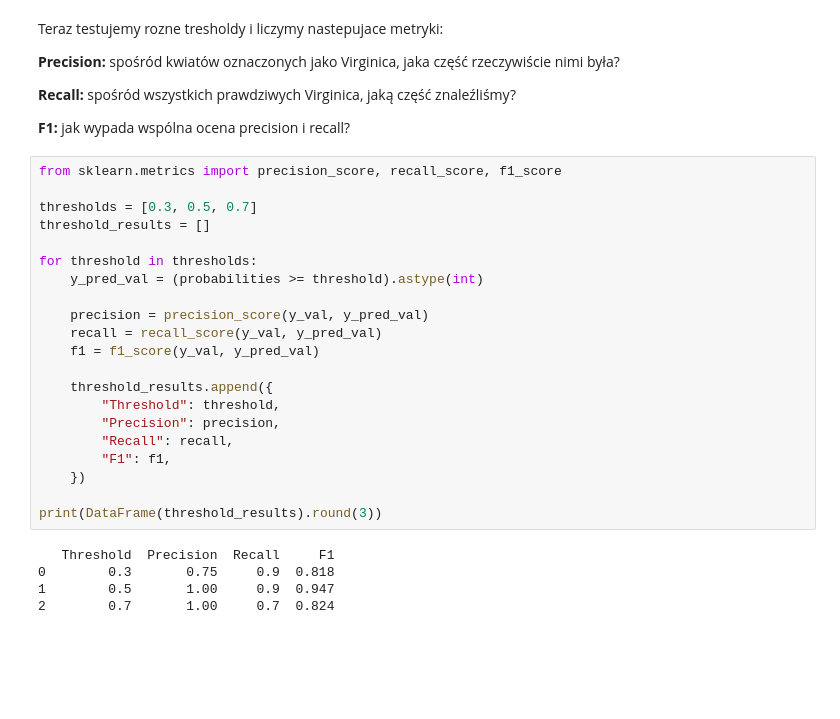
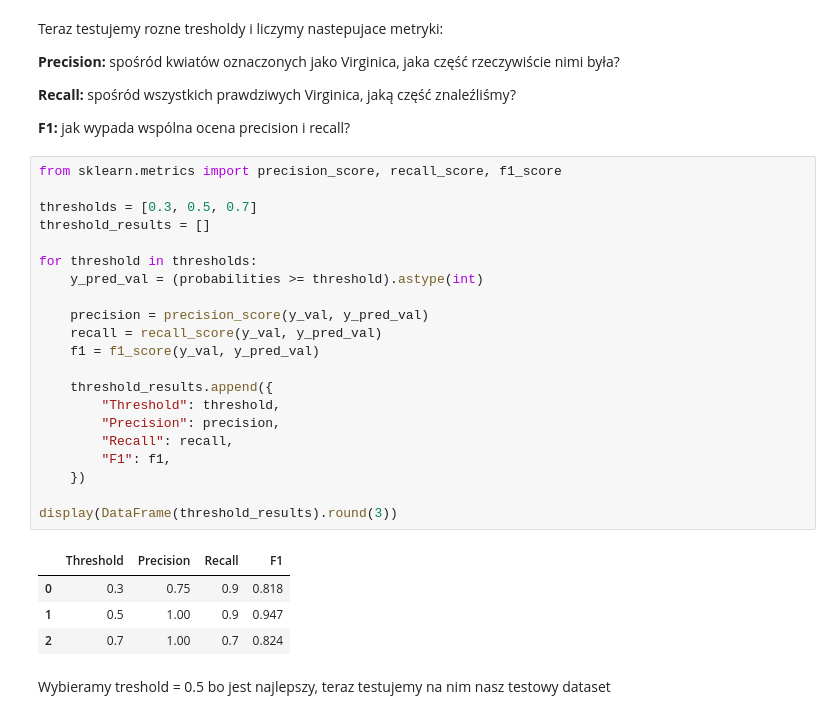
Before and after one commit to anrunt/ml-learning, a Jupyter notebook: logistic.ipynb, the cells around one changed output. Saved outputs shown, nothing was run; the diff lists cells and outputs as text; blank space fills up the shorter version.

```diff
--- a/logistic.ipynb
+++ b/logistic.ipynb
@@ -175,26 +175,28 @@ Teraz testujemy rozne tresholdy i liczymy nastepujace metryki:
 # %%
 from sklearn.metrics import precision_score, recall_score, f1_score
 
 thresholds = [0.3, 0.5, 0.7]
 threshold_results = []
 
 for threshold in thresholds:
     y_pred_val = (probabilities >= threshold).astype(int)
 
     precision = precision_score(y_val, y_pred_val)
     recall = recall_score(y_val, y_pred_val)
     f1 = f1_score(y_val, y_pred_val)
 
     threshold_results.append({
         "Threshold": threshold,
         "Precision": precision,
         "Recall": recall,
         "F1": f1,
     })
 
-print(DataFrame(threshold_results).round(3))
+display(DataFrame(threshold_results).round(3))
 # %% [output]
-   Threshold  Precision  Recall     F1
-0        0.3       0.75     0.9  0.818
-1        0.5       1.00     0.9  0.947
-2        0.7       1.00     0.7  0.824
+|  | Threshold | Precision | Recall | F1 |
+| 0 | 0.3 | 0.75 | 0.9 | 0.818 |
+| 1 | 0.5 | 1.00 | 0.9 | 0.947 |
+| 2 | 0.7 | 1.00 | 0.7 | 0.824 |
+# %% [markdown]
+Wybieramy treshold = 0.5 bo jest najlepszy, teraz testujemy na nim nasz testowy dataset
```
Also changed, not shown: parts of 1 cell of this notebook.
